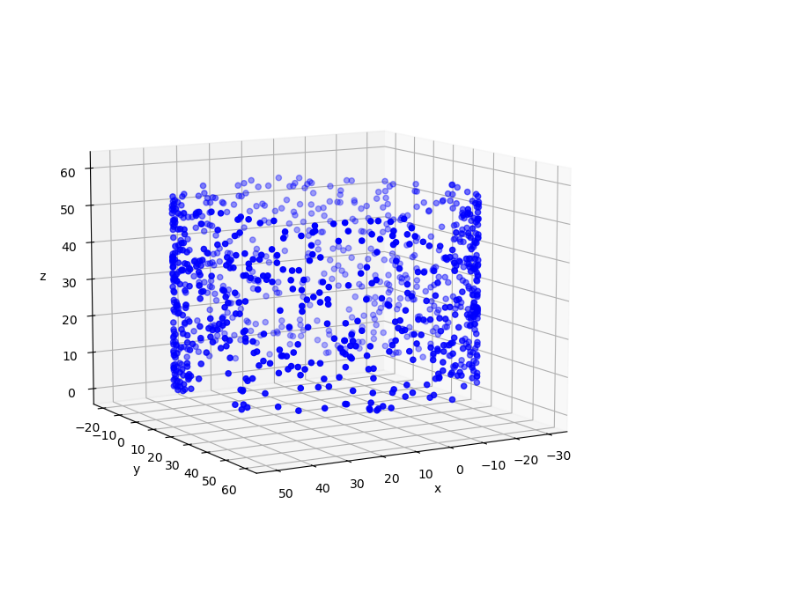
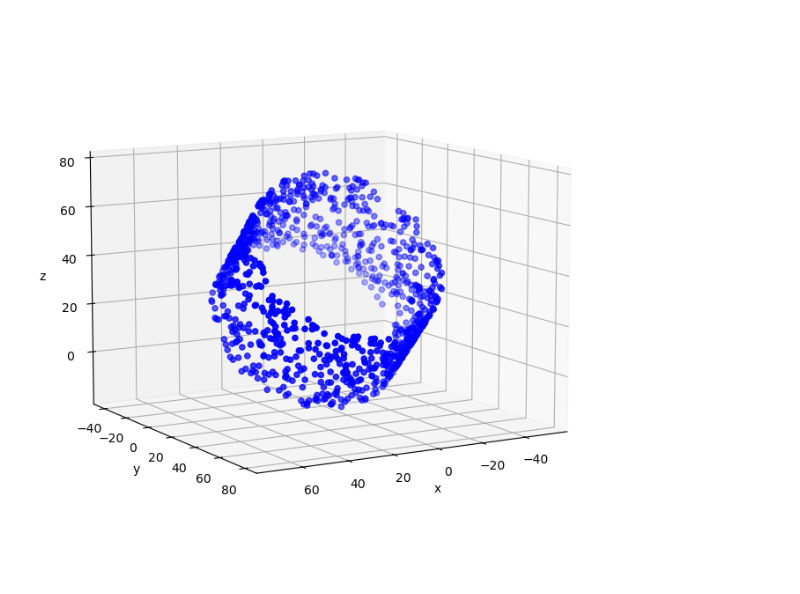
Before and after one commit to jlgregorio/tutorials-pointcloud-python, a Jupyter notebook: 5.primitive_fitting.ipynb, the cells around one changed output. Cells and saved outputs as stored; diff of their text form; code cells hidden in the pictures.

```diff
--- a/5.primitive_fitting.ipynb
+++ b/5.primitive_fitting.ipynb
@@ -197,34 +260,36 @@ def generate_cylinder(center, normal, radius, length, n=1000):
     theta = np.random.uniform(0., 2*np.pi, (n, 1))
     x = np.cos(theta)
     y = np.sin(theta)
     z = np.random.uniform(-0.5, 0.5, (n, 1))
     points = np.hstack((x, y, z))
     # Adjust radius and length
     points[:, :2] *= radius
     points[:, 2] *= length
     # Adjust orientation
-
+    R = rotation_f_to_t(np.array([0., 0., 1.]), normal)
+    points = (R @ points.T).T
     # Adjust center
     return points + center
+
 
 # Create a cylinder pointcloud
 cylinder_center = np.array([10., 20, 30.])
 cylinder_normal = np.array([0., np.sqrt(2)/2., np.sqrt(2)/2.])
 cylinder_radius = 40.
 cylinder_length = 50.
 points_cylinder = generate_cylinder(cylinder_center, cylinder_normal, cylinder_radius, cylinder_length)
 
 fig = plt.figure(figsize=(8, 8))
 ax = fig.add_subplot(111, projection="3d")
 ax.scatter(points_cylinder[:, 0], points_cylinder[:, 1], points_cylinder[:, 2],
            c="blue")
 ax.set_xlabel('x')
 ax.set_ylabel('y')
 ax.set_zlabel('z')
 ax.view_init(10, 60)
 plt.axis("equal")
 plt.show()
 # %% [output]
-[figure, old version]
+[figure, new version]
 # %%
 def dist_to_cylinder(points, center, normal, radius, length=None):
```
Also changed, not shown: parts of 20 cells of this notebook, 1 other file.
